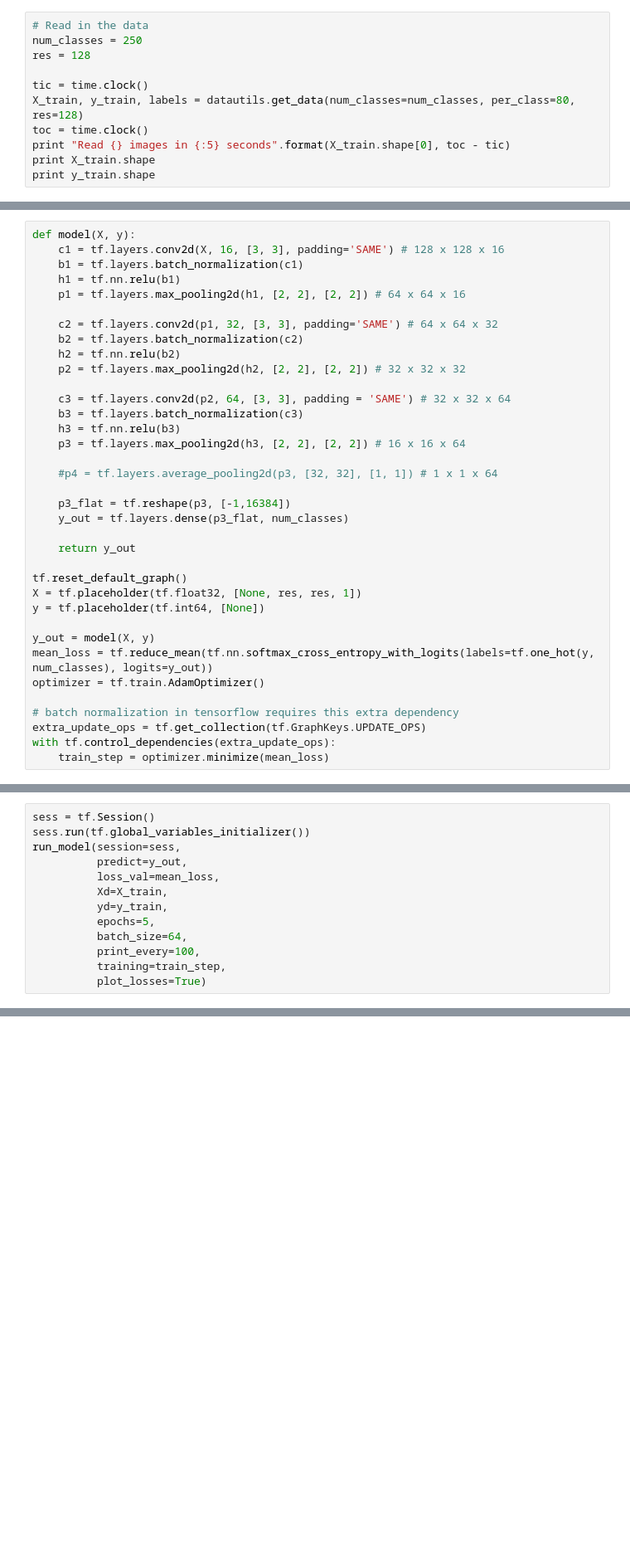
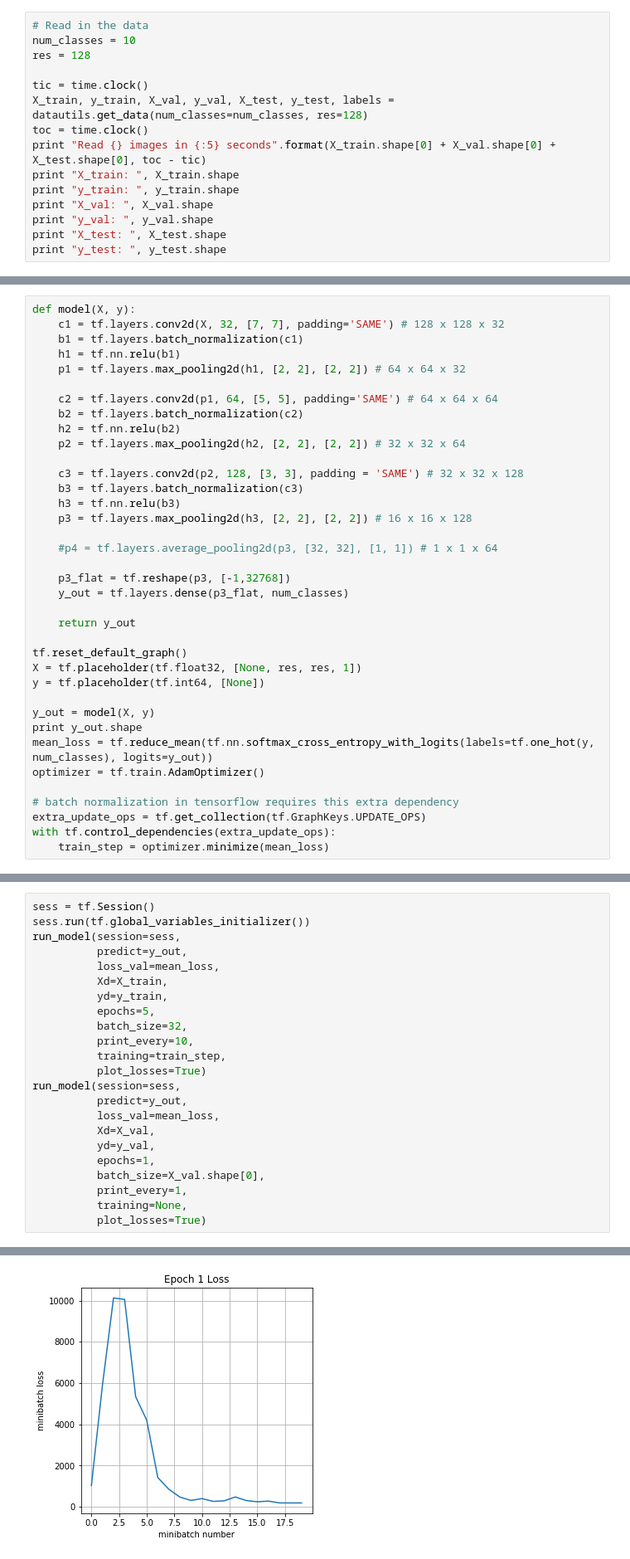
Before and after one commit to wayneb0t/sketch-recognition, a Jupyter notebook: Recognition.ipynb, the cells around one changed output, grey strips where cells are left out. Shown at 83% size. Cells and saved outputs as stored; diff of their text form; blank space fills up the shorter version.

Commit message:
Add train/val/test splits

```diff
--- a/Recognition.ipynb
+++ b/Recognition.ipynb
@@ -18,13 +20,17 @@ The autoreload extension is already loaded. To reload it, use:
   %reload_ext autoreload
 # %%
 # Read in the data
-num_classes = 250
+num_classes = 10
 res = 128
 
 tic = time.clock()
-X_train, y_train, labels = datautils.get_data(num_classes=num_classes, per_class=80, res=128)
+X_train, y_train, X_val, y_val, X_test, y_test, labels = datautils.get_data(num_classes=num_classes, res=128)
 toc = time.clock()
-print "Read {} images in {:5} seconds".format(X_train.shape[0], toc - tic)
-print X_train.shape
-print y_train.shape
+print "Read {} images in {:5} seconds".format(X_train.shape[0] + X_val.shape[0] + X_test.shape[0], toc - tic)
+print "X_train: ", X_train.shape
+print "y_train: ", y_train.shape
+print "X_val: ", X_val.shape
+print "y_val: ", y_val.shape
+print "X_test: ", X_test.shape
+print "y_test: ", y_test.shape
 # %% [output]
@@ -43,23 +47,23 @@ cloud
 # %%
 def model(X, y):
-    c1 = tf.layers.conv2d(X, 16, [3, 3], padding='SAME') # 128 x 128 x 16
+    c1 = tf.layers.conv2d(X, 32, [7, 7], padding='SAME') # 128 x 128 x 32
     b1 = tf.layers.batch_normalization(c1)
     h1 = tf.nn.relu(b1)
-    p1 = tf.layers.max_pooling2d(h1, [2, 2], [2, 2]) # 64 x 64 x 16
+    p1 = tf.layers.max_pooling2d(h1, [2, 2], [2, 2]) # 64 x 64 x 32
 
-    c2 = tf.layers.conv2d(p1, 32, [3, 3], padding='SAME') # 64 x 64 x 32
+    c2 = tf.layers.conv2d(p1, 64, [5, 5], padding='SAME') # 64 x 64 x 64
     b2 = tf.layers.batch_normalization(c2)
     h2 = tf.nn.relu(b2)
-    p2 = tf.layers.max_pooling2d(h2, [2, 2], [2, 2]) # 32 x 32 x 32
+    p2 = tf.layers.max_pooling2d(h2, [2, 2], [2, 2]) # 32 x 32 x 64
 
-    c3 = tf.layers.conv2d(p2, 64, [3, 3], padding = 'SAME') # 32 x 32 x 64
+    c3 = tf.layers.conv2d(p2, 128, [3, 3], padding = 'SAME') # 32 x 32 x 128
     b3 = tf.layers.batch_normalization(c3)
     h3 = tf.nn.relu(b3)
-    p3 = tf.layers.max_pooling2d(h3, [2, 2], [2, 2]) # 16 x 16 x 64
+    p3 = tf.layers.max_pooling2d(h3, [2, 2], [2, 2]) # 16 x 16 x 128
 
     #p4 = tf.layers.average_pooling2d(p3, [32, 32], [1, 1]) # 1 x 1 x 64
 
-    p3_flat = tf.reshape(p3, [-1,16384])
+    p3_flat = tf.reshape(p3, [-1,32768])
     y_out = tf.layers.dense(p3_flat, num_classes)
 
     return y_out
@@ -69,6 +73,7 @@ X = tf.placeholder(tf.float32, [None, res, res, 1])
 y = tf.placeholder(tf.int64, [None])
 
 y_out = model(X, y)
+print y_out.shape
 mean_loss = tf.reduce_mean(tf.nn.softmax_cross_entropy_with_logits(labels=tf.one_hot(y, num_classes), logits=y_out))
 optimizer = tf.train.AdamOptimizer()
 
@@ -148,8 +155,18 @@ run_model(session=sess,
           Xd=X_train,
           yd=y_train,
           epochs=5,
-          batch_size=64,
-          print_every=100,
+          batch_size=32,
+          print_every=10,
           training=train_step,
           plot_losses=True)
+run_model(session=sess,
+          predict=y_out,
+          loss_val=mean_loss,
+          Xd=X_val,
+          yd=y_val,
+          epochs=1,
+          batch_size=X_val.shape[0],
+          print_every=1,
+          training=None,
+          plot_losses=True)
 # %% [output]
@@ -156,0 +176 @@ Iteration 0: with minibatch training loss = 90.4 and accuracy of 0
+[figure, added]
```
Also changed, not shown: parts of 5 cells of this notebook, 1 other file.
